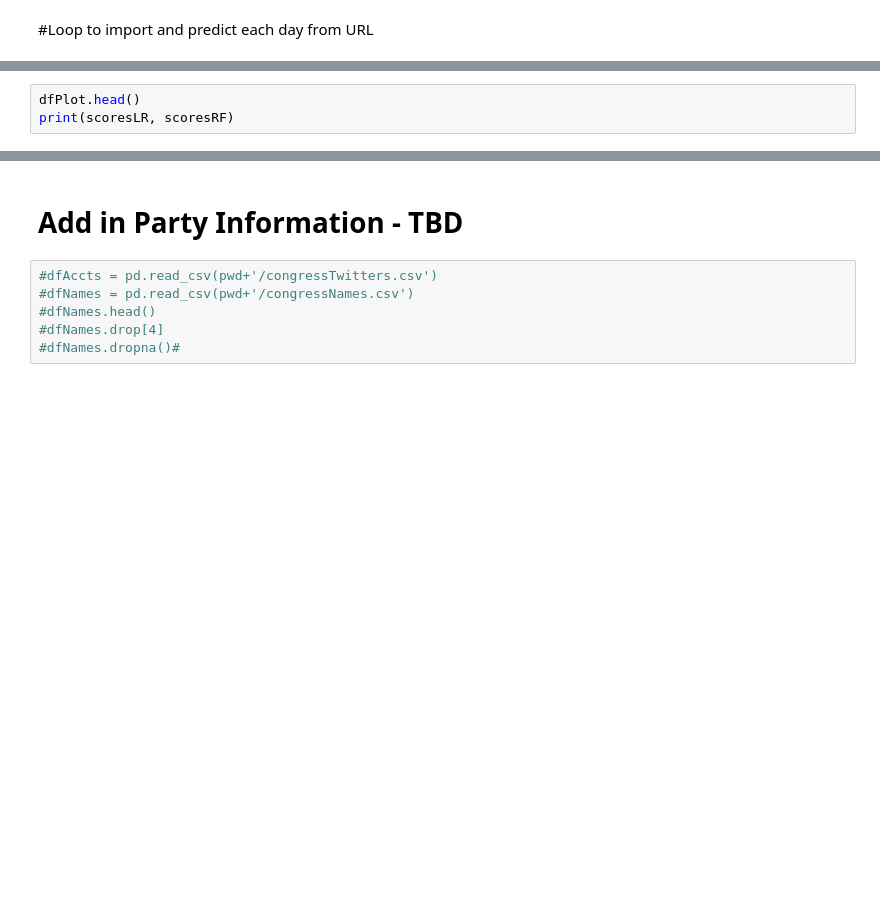
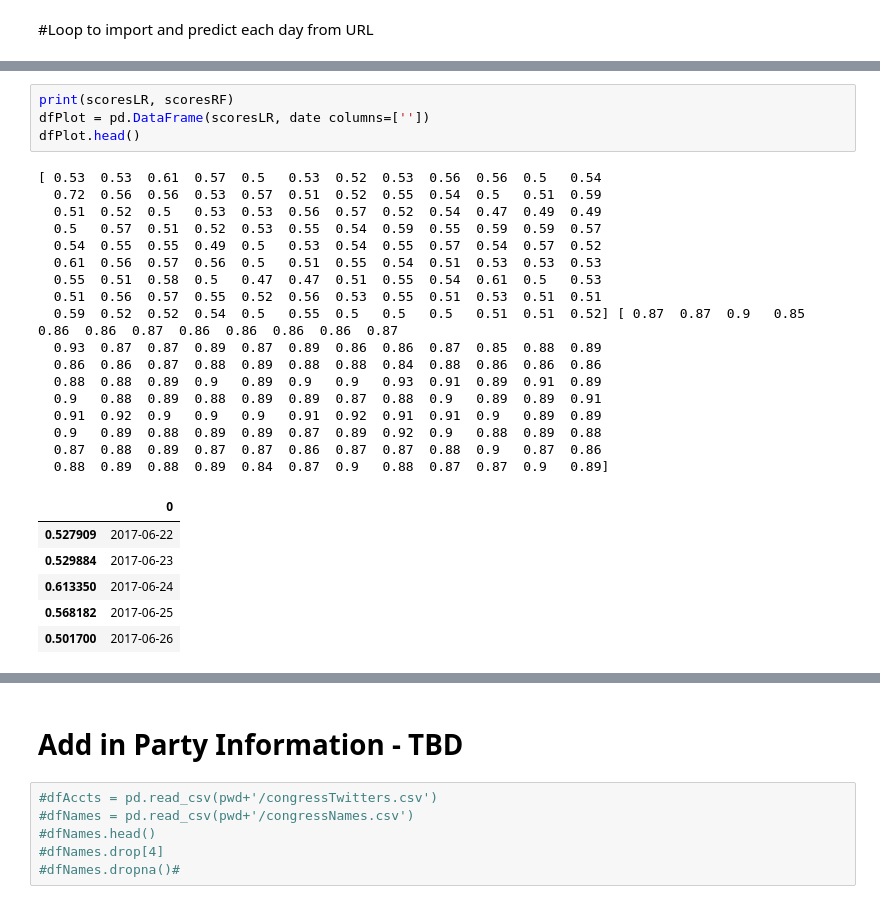
Before and after one commit to whs2k/whs2k.github.io, a Jupyter notebook: congressTweets.ipynb, the cells around one changed output, grey strips where cells are left out. Drawn from its saved outputs; the diff is of its cells as text; blank space fills up the shorter version.

```diff
--- a/congressTweets.ipynb
+++ b/congressTweets.ipynb
@@ -491,6 +615,31 @@ sucess 2017-06-26
-# %%
-dfPlot.head()
-print(scoresLR, scoresRF)
+# %%
+print(scoresLR, scoresRF)
+dfPlot = pd.DataFrame(scoresLR, date columns=[''])
+dfPlot.head()
+# %% [output]
+[ 0.53  0.53  0.61  0.57  0.5   0.53  0.52  0.53  0.56  0.56  0.5   0.54
+  0.72  0.56  0.56  0.53  0.57  0.51  0.52  0.55  0.54  0.5   0.51  0.59
+  0.51  0.52  0.5   0.53  0.53  0.56  0.57  0.52  0.54  0.47  0.49  0.49
+  0.5   0.57  0.51  0.52  0.53  0.55  0.54  0.59  0.55  0.59  0.59  0.57
+  0.54  0.55  0.55  0.49  0.5   0.53  0.54  0.55  0.57  0.54  0.57  0.52
+  0.61  0.56  0.57  0.56  0.5   0.51  0.55  0.54  0.51  0.53  0.53  0.53
+  0.55  0.51  0.58  0.5   0.47  0.47  0.51  0.55  0.54  0.61  0.5   0.53
+  0.51  0.56  0.57  0.55  0.52  0.56  0.53  0.55  0.51  0.53  0.51  0.51
+  0.59  0.52  0.52  0.54  0.5   0.55  0.5   0.5   0.5   0.51  0.51  0.52] [ 0.87  0.87  0.9   0.85  0.86  0.86  0.87  0.86  0.86  0.86  0.86  0.87
+  0.93  0.87  0.87  0.89  0.87  0.89  0.86  0.86  0.87  0.85  0.88  0.89
+  0.86  0.86  0.87  0.88  0.89  0.88  0.88  0.84  0.88  0.86  0.86  0.86
+  0.88  0.88  0.89  0.9   0.89  0.9   0.9   0.93  0.91  0.89  0.91  0.89
+  0.9   0.88  0.89  0.88  0.89  0.89  0.87  0.88  0.9   0.89  0.89  0.91
+  0.91  0.92  0.9   0.9   0.9   0.91  0.92  0.91  0.91  0.9   0.89  0.89
+  0.9   0.89  0.88  0.89  0.89  0.87  0.89  0.92  0.9   0.88  0.89  0.88
+  0.87  0.88  0.89  0.87  0.87  0.86  0.87  0.87  0.88  0.9   0.87  0.86
+  0.88  0.89  0.88  0.89  0.84  0.87  0.9   0.88  0.87  0.87  0.9   0.89]
+|  | 0 |
+| 0.527909 | 2017-06-22 |
+| 0.529884 | 2017-06-23 |
+| 0.613350 | 2017-06-24 |
+| 0.568182 | 2017-06-25 |
+| 0.501700 | 2017-06-26 |
 # %%
 #set pictue
 #Picture Cedits Alina Oleynik
```
Also changed, not shown: parts of 9 cells of this notebook, 6 other files.
